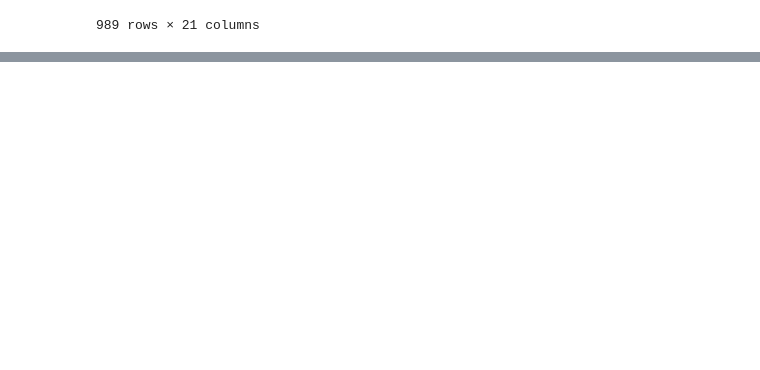
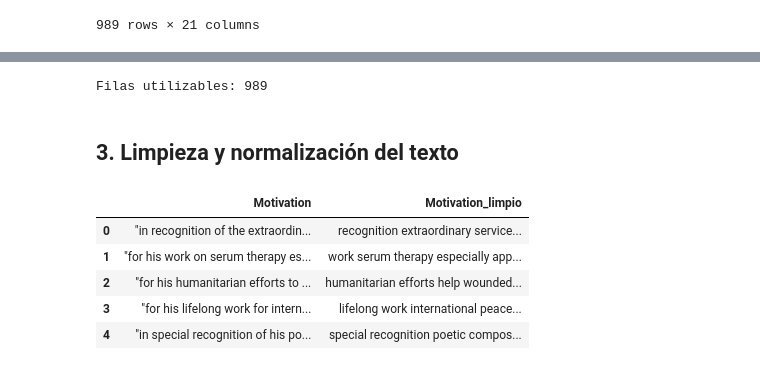
Before and after one commit to SalvadorCM786/ExamenModuloIV, a Jupyter notebook: Examen4SCM.ipynb, the cells around one changed output, grey strips where cells are left out. Saved outputs shown, nothing was run; the diff lists cells and outputs as text; code cells hidden in the pictures; blank space fills up the shorter version.

```diff
--- a/Examen4SCM.ipynb
+++ b/Examen4SCM.ipynb
@@ -151,0 +161,9 @@ pd.read_csv("https://raw.githubusercontent.com/SalvadorCM786/ExamenModuloIV/refs
+# %%
+
+import re
+import matplotlib.pyplot as plt
+from collections import Counter
+from wordcloud import WordCloud, STOPWORDS
+
+premios = pd.read_csv("https://raw.githubusercontent.com/SalvadorCM786/ExamenModuloIV/refs/heads/main/nobelsalvador_limpio.csv")
+premios.groupby("Category")["Motivation"].describe()
@@ -151,0 +179,31 @@ pd.read_csv("https://raw.githubusercontent.com/SalvadorCM786/ExamenModuloIV/refs
+# %%
+# Nulos en Motivation
+("Nulos en Motivation:", premios["Motivation"].isna().sum())
+
+texto_df = premios.dropna(subset=["Motivation"]).copy()
+print("Filas utilizables:", texto_df.shape[0])
+# %% [output]
+Filas utilizables: 989
+# %% [markdown]
+## 3. Limpieza y normalización del texto
+# %%
+from sklearn.feature_extraction.text import ENGLISH_STOP_WORDS
+
+stopwords_en = set(STOPWORDS) | set(ENGLISH_STOP_WORDS)
+
+def limpiar_texto(texto):
+    texto = texto.lower()
+    texto = re.sub(r"[^a-z\s]", " ", texto)   # quita puntuación, números y caracteres especiales
+    texto = re.sub(r"\s+", " ", texto).strip()
+    palabras = [w for w in texto.split() if w not in stopwords_en and len(w) > 2]
+    return " ".join(palabras)
+
+texto_df["Motivation_limpio"] = texto_df["Motivation"].apply(limpiar_texto)
+texto_df[["Motivation", "Motivation_limpio"]].head()
+# %% [output]
+|  | Motivation | Motivation_limpio |
+| 0 | "in recognition of the extraordin... | recognition extraordinary service... |
+| 1 | "for his work on serum therapy es... | work serum therapy especially app... |
+| 2 | "for his humanitarian efforts to ... | humanitarian efforts help wounded... |
+| 3 | "for his lifelong work for intern... | lifelong work international peace... |
+| 4 | "in special recognition of his po... | special recognition poetic compos... |
```
Also changed, not shown: parts of 11 cells of this notebook.
